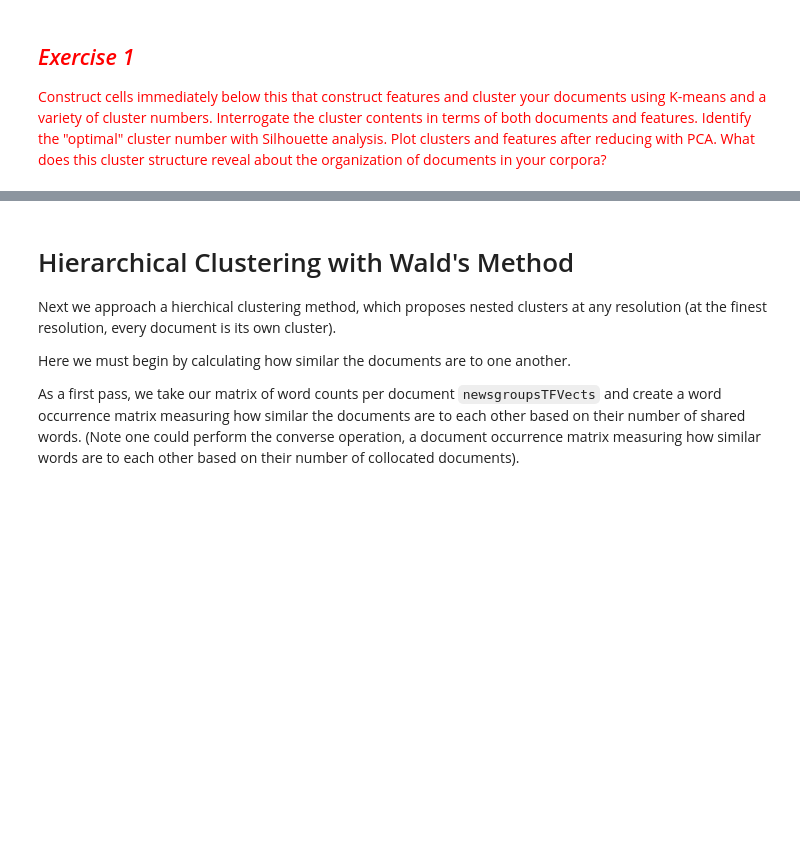
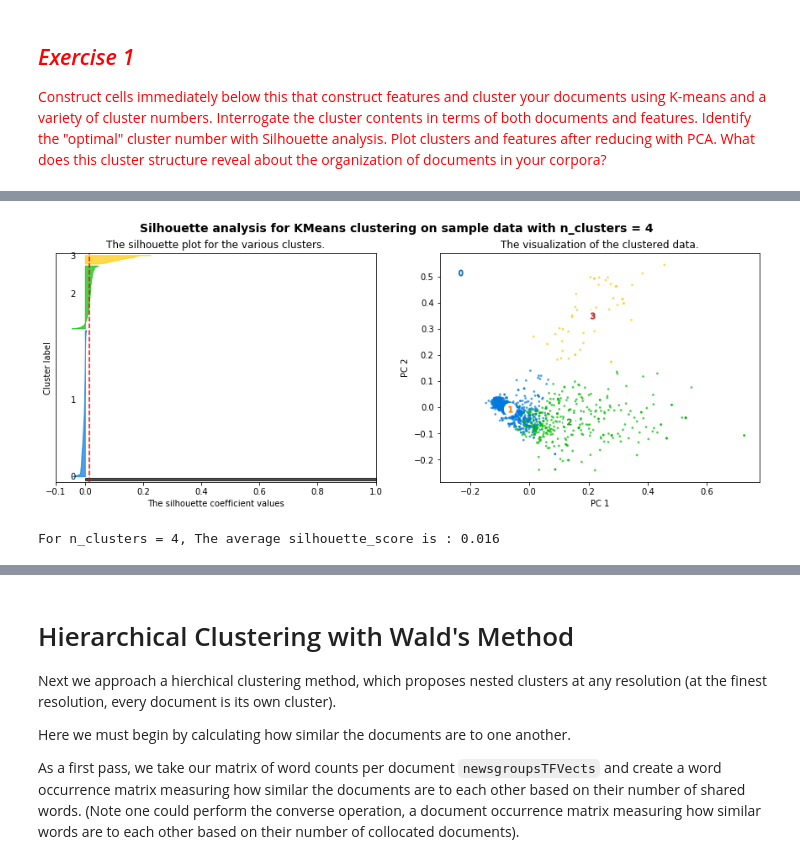
Before and after one commit to xywu-soc/content-analysis-2018, a Jupyter notebook: 3-Clustering-and-Topic-Modeling/3-Clustering-and-Topic-Modeling.ipynb, the cells around one changed output, grey strips where cells are left out. Drawn from its saved outputs; the diff is of its cells as text; code cells hidden in the pictures; blank space fills up the shorter version.

```diff
--- a/3-Clustering-and-Topic-Modeling/3-Clustering-and-Topic-Modeling.ipynb
+++ b/3-Clustering-and-Topic-Modeling/3-Clustering-and-Topic-Modeling.ipynb
@@ -491,0 +760,10 @@ music_df = pandas.DataFrame(music)
+# %%
+# PCA (n_components = 4)
+pca_4 = PCA(n_components = 4).fit(musicgroupsTFVects.toarray())
+reduced_data_4 = pca_4.transform(musicgroupsTFVects.toarray())
+# Silhouette analysis
+X = musicgroupsTFVects.toarray()
+plotSilhouette_revised(4, X, reduced_data_4)
+# %% [output]
+[figure, added]
+For n_clusters = 4, The average silhouette_score is : 0.016
```
Also changed, not shown: parts of 32 cells of this notebook.
